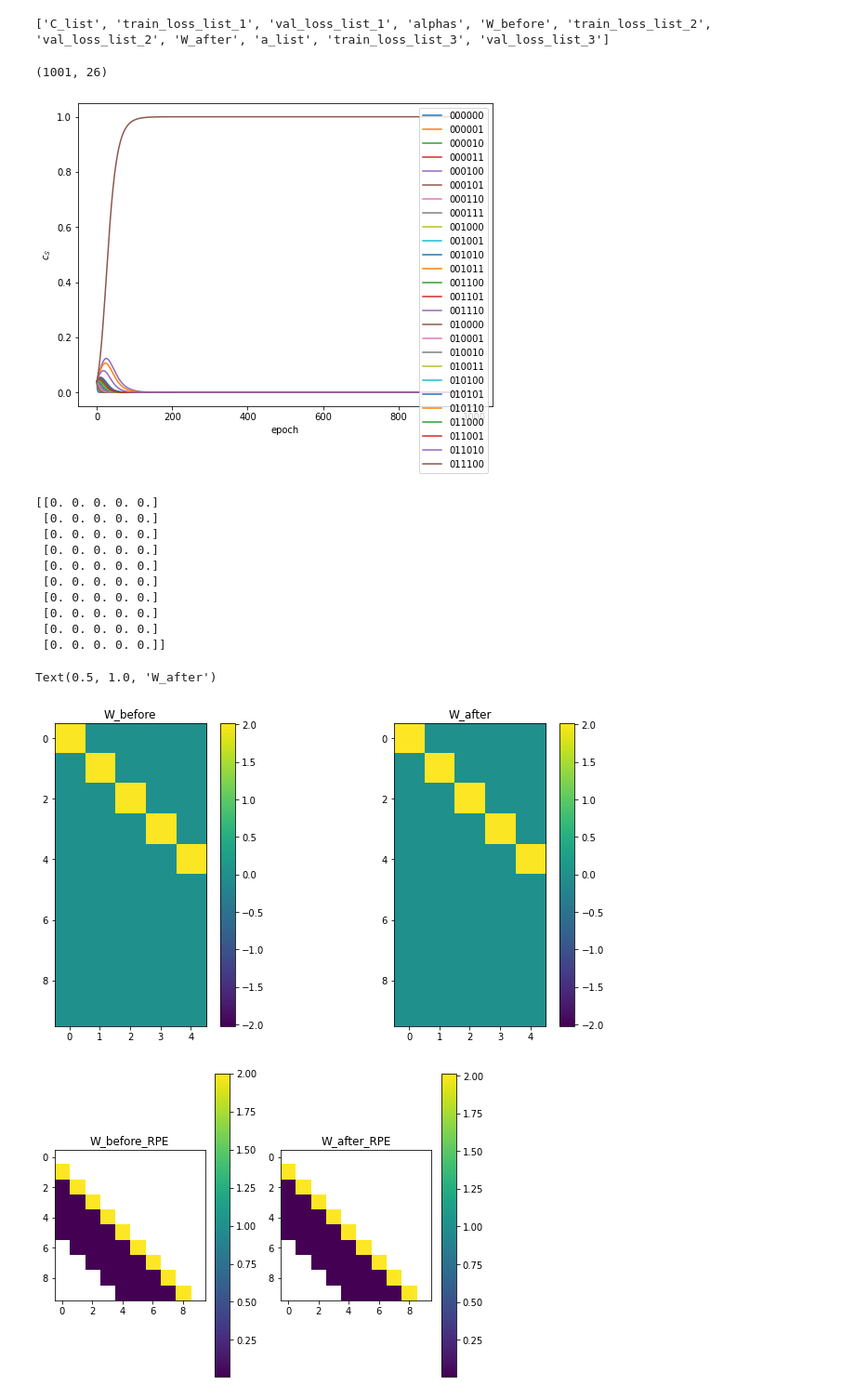
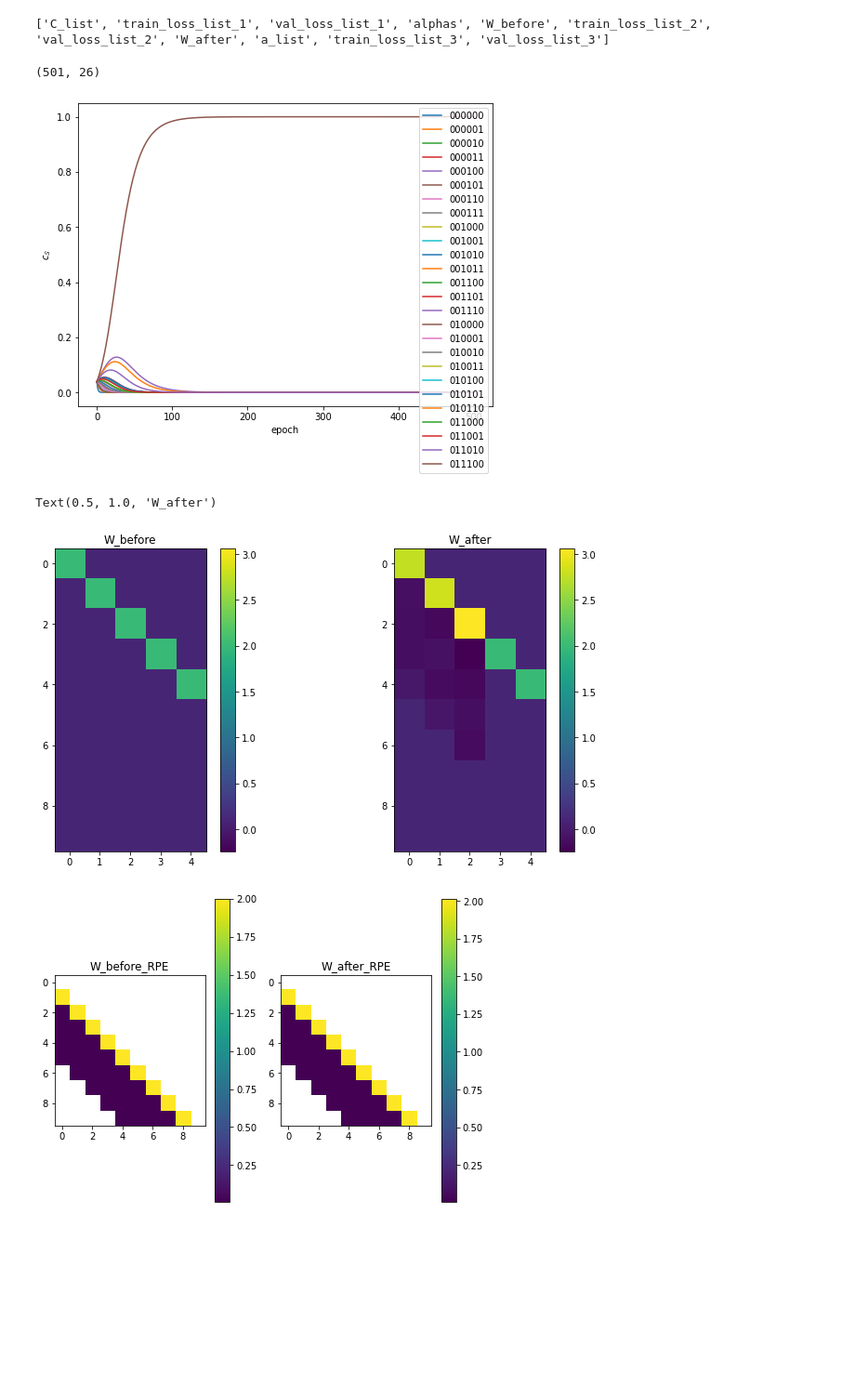
Before and after one commit to gszfwsb/Unveiling-Induction-Heads, a Jupyter notebook: RPE/plot.ipynb, the cells around one changed output. Shown at 93% size. Drawn from its saved outputs; the diff is of its cells as text; code cells hidden in the pictures; blank space fills up the shorter version.

```diff
--- a/RPE/plot.ipynb
+++ b/RPE/plot.ipynb
@@ -5,7 +5,7 @@ import matplotlib.pyplot as plt
 import pickle
 
 
-path = '/data3/wangshaobo/ICL/RPE/results_paper/NGram/C_W_a_parent3_n10000_L100_S3_H5_1.0_1.0_1.0_optsgd_w+2.0_w-0.01_D3_c_alpha_init0.01_a_init0.01_alpha0.1_n-epochs[1000, 500, 10].npz'
+path = '/data3/wangshaobo/ICL/RPE/results_paper/NGram/C_W_a_parent3_n10000_L100_S3_H5_1.0_100.0_1.0_optsgd_w+2.0_w-0.1_D3_c_alpha_init0.01_a_init0.01_alpha0.1_n-epochs[500, 500, 1].npz'
 data = np.load(path)
 
 # extract info from path, about L, S, H
@@ -41,45 +41,33 @@ plt.xlabel('epoch')
 plt.ylabel(r'$c_\mathcal{S}$')
 plt.show()
 # %% [output]
-(1001, 26)
+(501, 26)
-[figure, old version]
+[figure, new version]
 # %%
 # draw W_before and W_after heatmap
 W_before = data['W_before'][0][:10,:10]
 W_after = data['W_after'][0][:10,:10]
-
-print(W_after-W_after)
 # Get the min and max values for normalization
-vmax = max(abs(max(W_before.max(), W_after.max())), abs(min(W_before.min(), W_after.min())))
-vmin = -vmax
+vmin = min(W_before.min(), W_after.min())
+vmax = max(W_before.max(), W_after.max())
 
 # Create the figure and subplots
 plt.figure(figsize=(12, 6))
 
 # Plot W_before
 plt.subplot(1, 2, 1)
 plt.imshow(W_before, aspect='equal', vmin=vmin, vmax=vmax)
 plt.colorbar()
 plt.title('W_before')
 
 # Plot W_after
 plt.subplot(1, 2, 2)
 plt.imshow(W_after, aspect='equal', vmin=vmin, vmax=vmax)
 plt.colorbar()
 plt.title('W_after')
 # %% [output]
-[[0. 0. 0. 0. 0.]
- [0. 0. 0. 0. 0.]
- [0. 0. 0. 0. 0.]
- [0. 0. 0. 0. 0.]
- [0. 0. 0. 0. 0.]
- [0. 0. 0. 0. 0.]
- [0. 0. 0. 0. 0.]
- [0. 0. 0. 0. 0.]
- [0. 0. 0. 0. 0.]
- [0. 0. 0. 0. 0.]]
+Text(0.5, 1.0, 'W_after')
-Text(0.5, 1.0, 'W_after')
-[figure, old version]
+[figure, new version]
 # %%
 '''
 for h in range(H):
```
Also changed, not shown: 1 other file.
